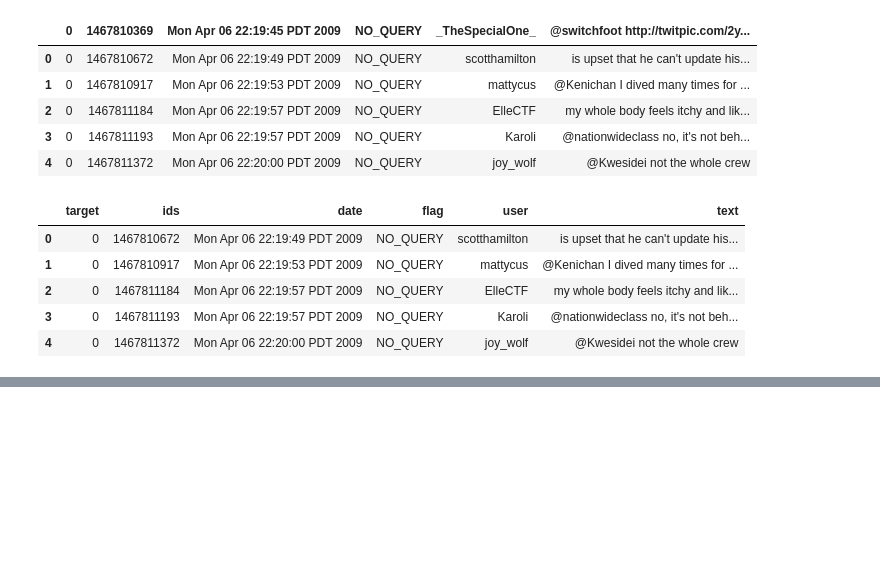
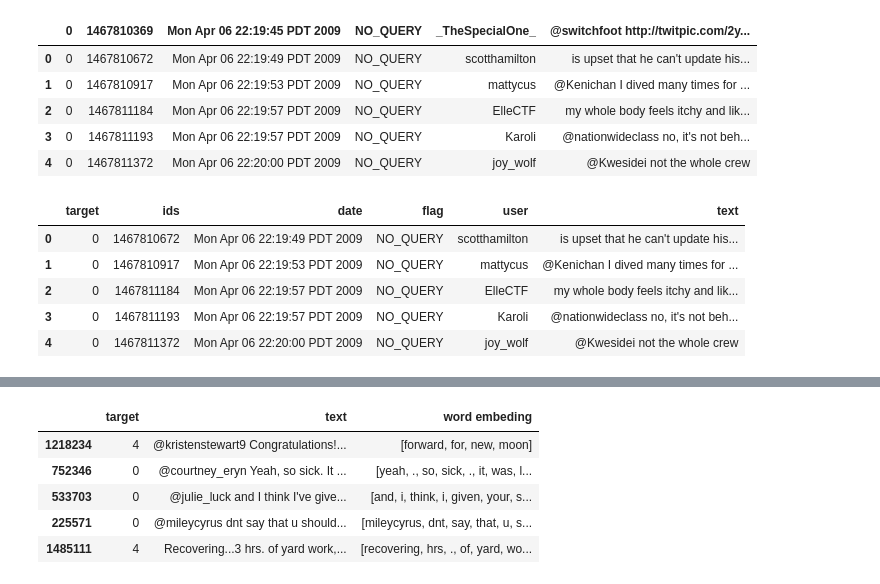
Before and after one commit to FlonyxSly/NLP, a Jupyter notebook: NLP_Florian_Leclercq.ipynb, the cells around one changed output, grey strips where cells are left out. Saved outputs shown, nothing was run; the diff lists cells and outputs as text; code cells hidden in the pictures; blank space fills up the shorter version.

```diff
--- a/NLP_Florian_Leclercq.ipynb
+++ b/NLP_Florian_Leclercq.ipynb
@@ -43,0 +123,6 @@ data.head()
+# %%
+for index in dev_data.index:
+  trait = re.sub(r'[,!?;-]', '.',dev_data.loc[index,'text'])                                 #  Punktuations are replaced by .
+  trait = nltk.word_tokenize(trait)                                     #  Tokenize string to words
+  trait = [ ch.lower() for ch in trait if ch.isalpha() or ch == '.']
+  dev_data['word embeding'][index] = trait
@@ -43,0 +138,9 @@ data.head()
+# %%
+dev_data.head()
+# %% [output]
+|  | target | text | word embeding |
+| 1218234 | 4 | @kristenstewart9 Congratulations!... | [forward, for, new, moon] |
+| 752346 | 0 | @courtney_eryn Yeah, so sick. It ... | [yeah, ., so, sick, ., it, was, l... |
+| 533703 | 0 | @julie_luck and I think I've give... | [and, i, think, i, given, your, s... |
+| 225571 | 0 | @mileycyrus dnt say that u should... | [mileycyrus, dnt, say, that, u, s... |
+| 1485111 | 4 | Recovering...3 hrs. of yard work,... | [recovering, hrs, ., of, yard, wo... |
```
Also changed, not shown: parts of 11 cells of this notebook.
